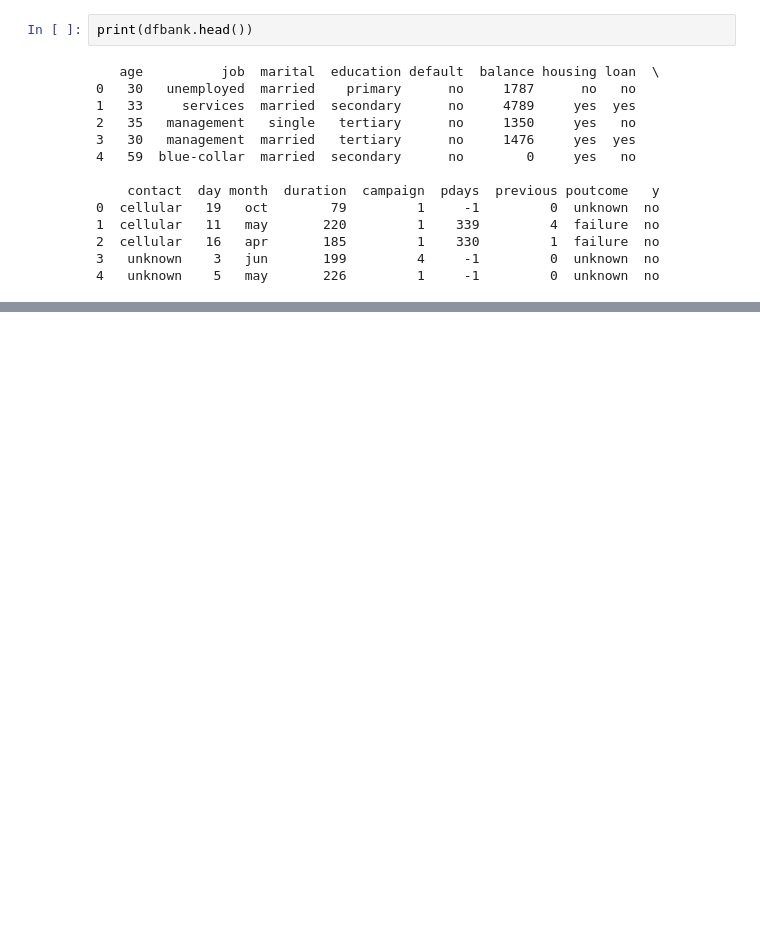
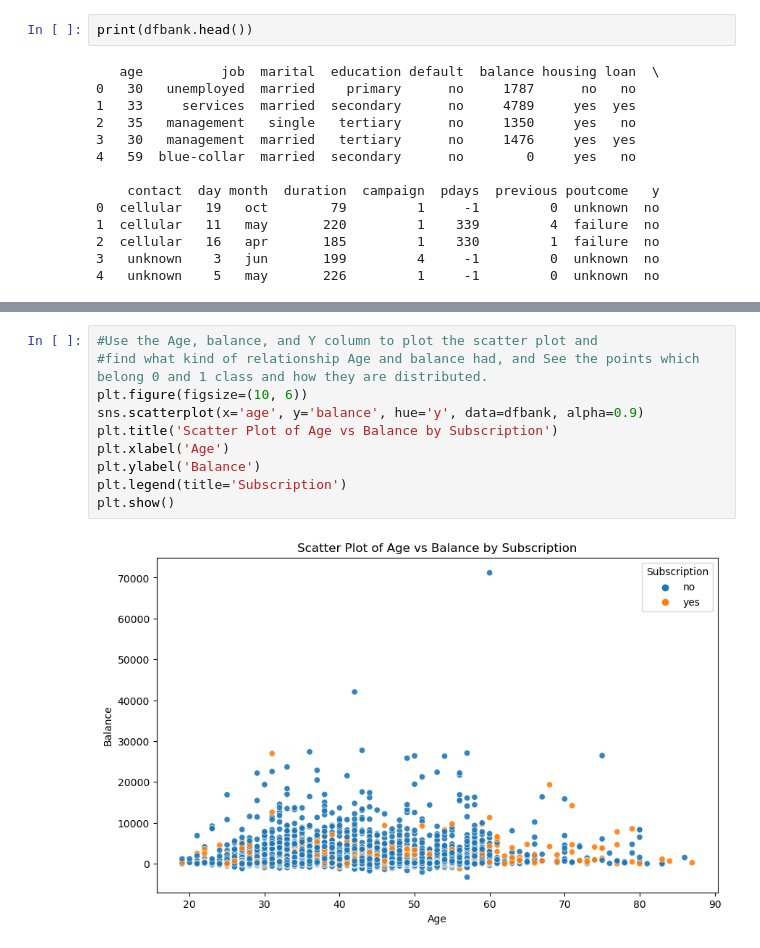
Before and after one commit to j33tu/mtech, a Jupyter notebook: bank assignment/Mini_Project_PSDS.ipynb, the cells around one changed output, grey strips where cells are left out. Saved outputs shown, nothing was run; the diff lists cells and outputs as text; blank space fills up the shorter version.

```diff
--- a/bank assignment/Mini_Project_PSDS.ipynb
+++ b/bank assignment/Mini_Project_PSDS.ipynb
@@ -116,0 +211,12 @@ max     871.000000    25.000000
+# %%
+#Use the Age, balance, and Y column to plot the scatter plot and
+#find what kind of relationship Age and balance had, and See the points which belong 0 and 1 class and how they are distributed.
+plt.figure(figsize=(10, 6))
+sns.scatterplot(x='age', y='balance', hue='y', data=dfbank, alpha=0.9)
+plt.title('Scatter Plot of Age vs Balance by Subscription')
+plt.xlabel('Age')
+plt.ylabel('Balance')
+plt.legend(title='Subscription')
+plt.show()
+# %% [output]
+[figure, added]
```
Also changed, not shown: parts of 26 cells of this notebook, 2 other files.
